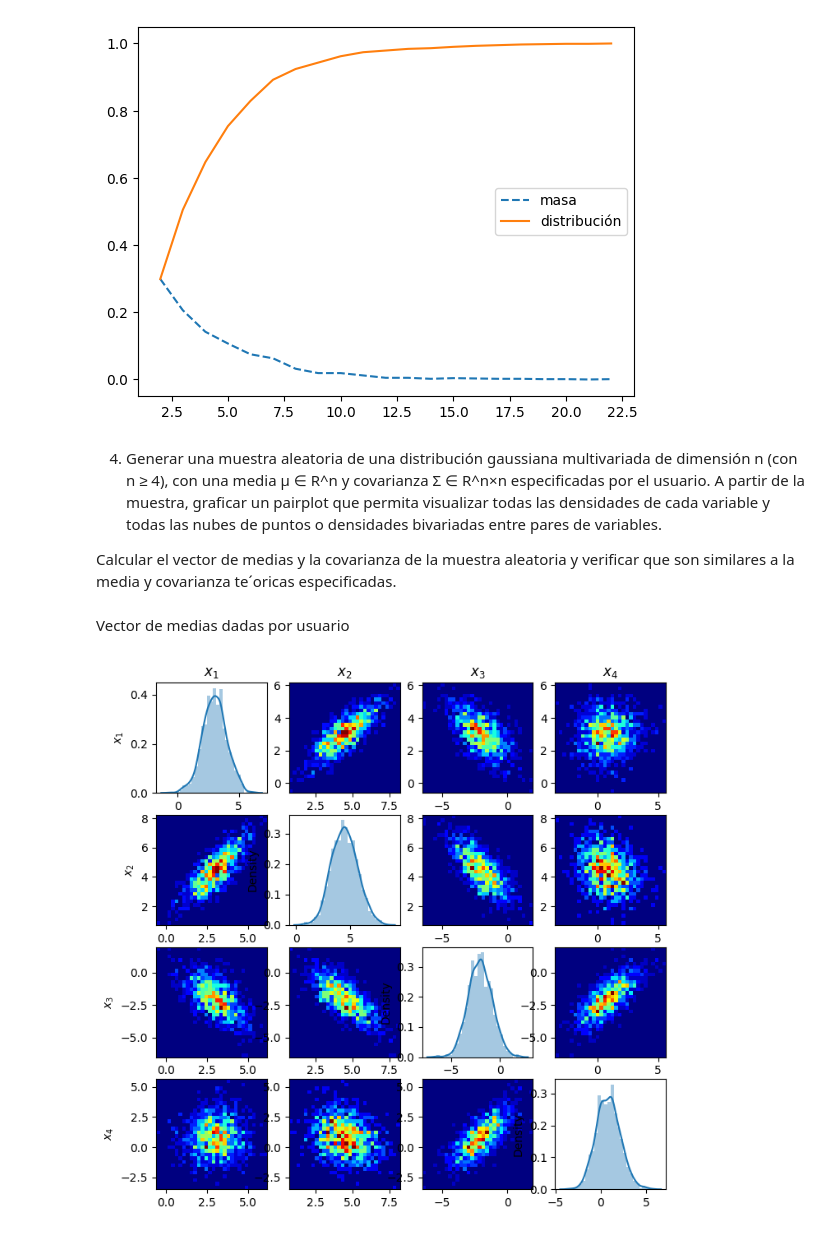
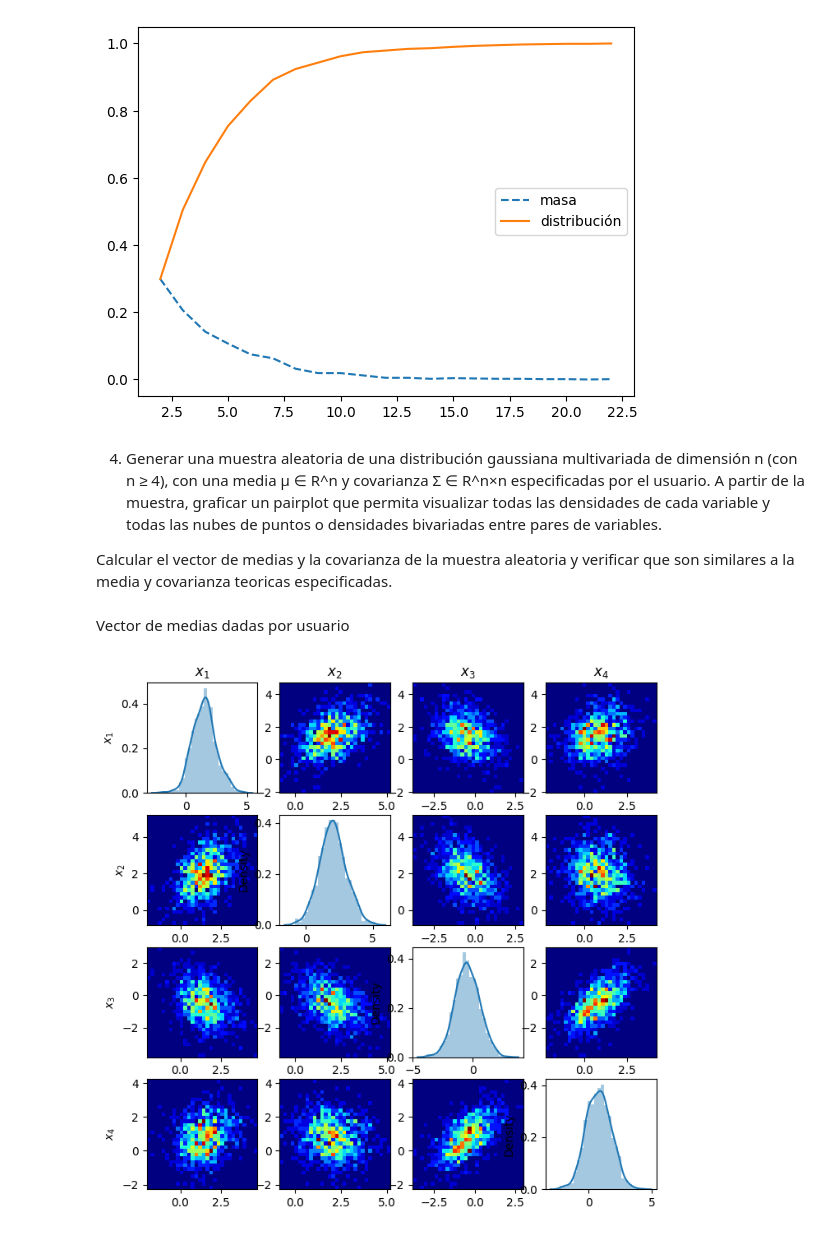
Before and after one commit to cmd-AJ/Lab_2_IA, a Jupyter notebook: problema1y4.ipynb, the cells around one changed output. Cells and saved outputs as stored; diff of their text form; code cells hidden in the pictures.

```diff
--- a/problema1y4.ipynb
+++ b/problema1y4.ipynb
@@ -82,7 +82,7 @@ A partir de la muestra, graficar un pairplot que permita visualizar todas las de
 de puntos o densidades bivariadas entre pares de variables.
 
 Calcular el vector de medias y la covarianza de la muestra aleatoria y verificar que son similares a la media y covarianza
-te´oricas especificadas.
+teoricas especificadas.
 # %% [markdown]
 Vector de medias dadas por usuario
 # %%
@@ -92,38 +92,34 @@ d = 4
 
 
 sigmab = np.array([
     [1.0,  0.5, -0.3,  0.2],
     [0.5,  1.0, -0.4, -0.1],
     [-0.3, -0.4,  1.0,  0.6],
     [0.2, -0.1,  0.6,  1.0]
 ])
 
 
 data = np.random.multivariate_normal(mu, sigmab, n)
 
+
 np.linalg.eig(sigmab)
 
-L = np.linalg.cholesky(sigmab).T
-
-(L.T)@L
-
-
-x = mu + (data @ L)
+x = data
 
 
 plt.figure(figsize=(8,8))
 for i in range(0, d):
     for j in range(0, d):
         plt.subplot(d, d, d*i+j+1)
         if (i==j):
             sns.distplot(x[:,i], kde=True)
         else:
             plt.hist2d(x[:,j], x[:,i], bins=(30,30), cmap=plt.cm.jet)
         if (j==0):
             plt.ylabel(r'$x_{}$'.format(i+1))
         if (i==0):
             plt.title(r'$x_{}$'.format(j+1))
 plt.show()
 # %% [output]
-[figure, old version]
+[figure, new version]
 # %% [markdown]
```
Also changed, not shown: parts of 8 cells of this notebook.
